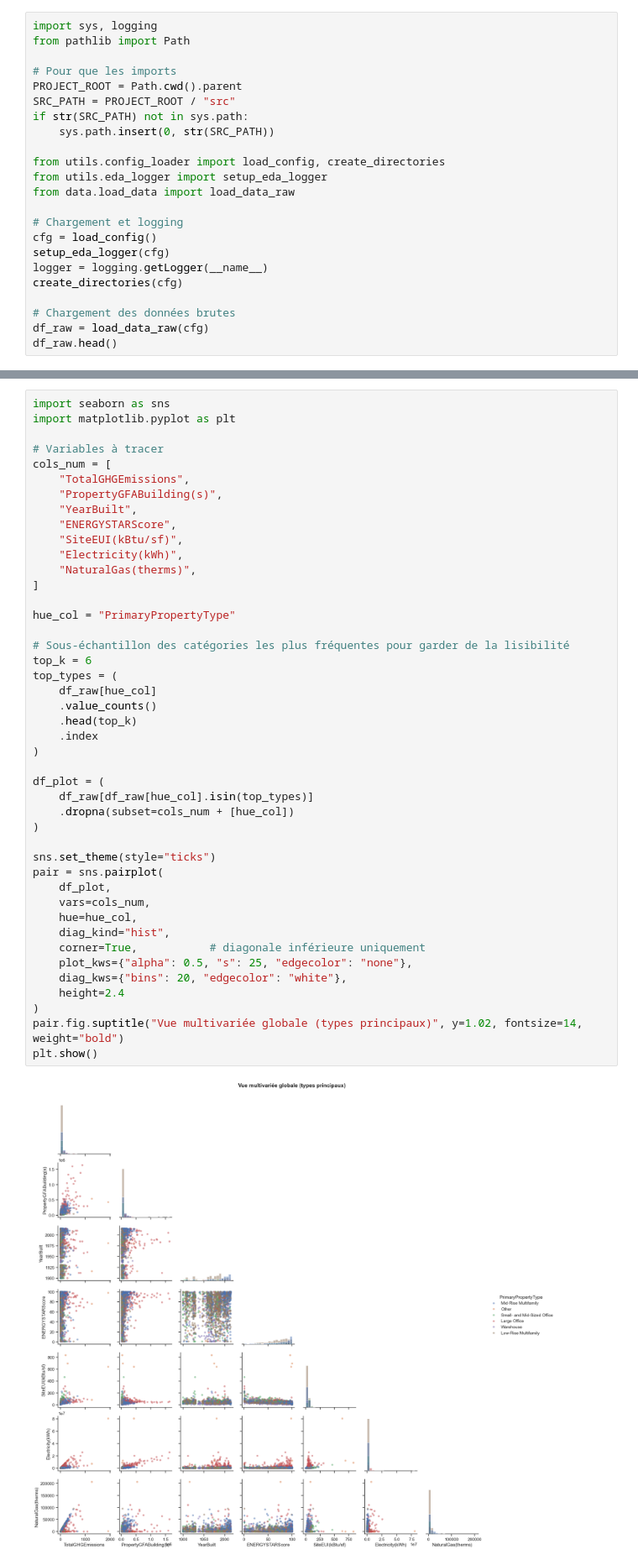
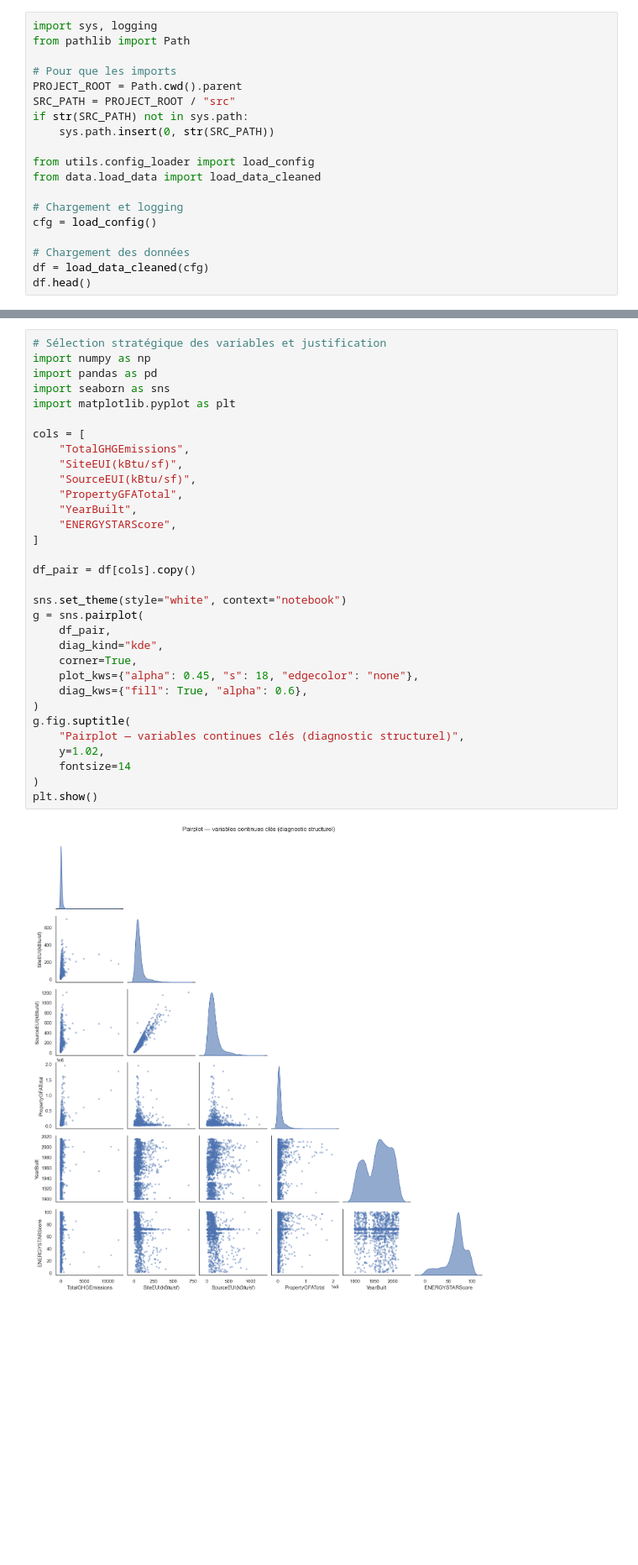
Before and after one commit to Ben10-som/ML-prediction-CO2, a Jupyter notebook: notebooks/04_multivariate_full_analysis.ipynb, the cells around one changed output, grey strips where cells are left out. Shown at 84% size. Saved outputs shown, nothing was run; the diff lists cells and outputs as text; blank space fills up the shorter version.

Commit message:
- Introduced load_data_cleaned function to load cleaned data from the interim directory. - used data_cleaned to interprate data for all section

```diff
--- a/notebooks/04_multivariate_full_analysis.ipynb
+++ b/notebooks/04_multivariate_full_analysis.ipynb
@@ -93,17 +67,13 @@ SRC_PATH = PROJECT_ROOT / "src"
 if str(SRC_PATH) not in sys.path:
     sys.path.insert(0, str(SRC_PATH))
 
-from utils.config_loader import load_config, create_directories
-from utils.eda_logger import setup_eda_logger
-from data.load_data import load_data_raw
+from utils.config_loader import load_config
+from data.load_data import load_data_cleaned
 
 # Chargement et logging
 cfg = load_config()
-setup_eda_logger(cfg)
-logger = logging.getLogger(__name__)
-create_directories(cfg)
 
-# Chargement des données brutes
-df_raw = load_data_raw(cfg)
-df_raw.head()
+# Chargement des données
+df = load_data_cleaned(cfg)
+df.head()
 # %% [output]
@@ -124,47 +106,35 @@ df_raw.head()
 # %%
+# Sélection stratégique des variables et justification
+import numpy as np
+import pandas as pd
 import seaborn as sns
 import matplotlib.pyplot as plt
 
-# Variables à tracer
-cols_num = [
+cols = [
     "TotalGHGEmissions",
-    "PropertyGFABuilding(s)",
+    "SiteEUI(kBtu/sf)",
+    "SourceEUI(kBtu/sf)",
+    "PropertyGFATotal",
     "YearBuilt",
     "ENERGYSTARScore",
-    "SiteEUI(kBtu/sf)",
-    "Electricity(kWh)",
-    "NaturalGas(therms)",
 ]
 
-hue_col = "PrimaryPropertyType"
+df_pair = df[cols].copy()
 
-# Sous-échantillon des catégories les plus fréquentes pour garder de la lisibilité
-top_k = 6
-top_types = (
-    df_raw[hue_col]
-    .value_counts()
-    .head(top_k)
-    .index
+sns.set_theme(style="white", context="notebook")
+g = sns.pairplot(
+    df_pair,
+    diag_kind="kde",
+    corner=True,
+    plot_kws={"alpha": 0.45, "s": 18, "edgecolor": "none"},
+    diag_kws={"fill": True, "alpha": 0.6},
 )
-
-df_plot = (
-    df_raw[df_raw[hue_col].isin(top_types)]
-    .dropna(subset=cols_num + [hue_col])
+g.fig.suptitle(
+    "Pairplot — variables continues clés (diagnostic structurel)",
+    y=1.02,
+    fontsize=14
 )
-
-sns.set_theme(style="ticks")
-pair = sns.pairplot(
-    df_plot,
-    vars=cols_num,
-    hue=hue_col,
-    diag_kind="hist",
-    corner=True,           # diagonale inférieure uniquement
-    plot_kws={"alpha": 0.5, "s": 25, "edgecolor": "none"},
-    diag_kws={"bins": 20, "edgecolor": "white"},
-    height=2.4
-)
-pair.fig.suptitle("Vue multivariée globale (types principaux)", y=1.02, fontsize=14, weight="bold")
 plt.show()
 # %% [output]
-[figure, old version]
+[figure, new version]
 # %% [markdown]
```
Also changed, not shown: parts of 59 cells of this notebook, 1 other file.
